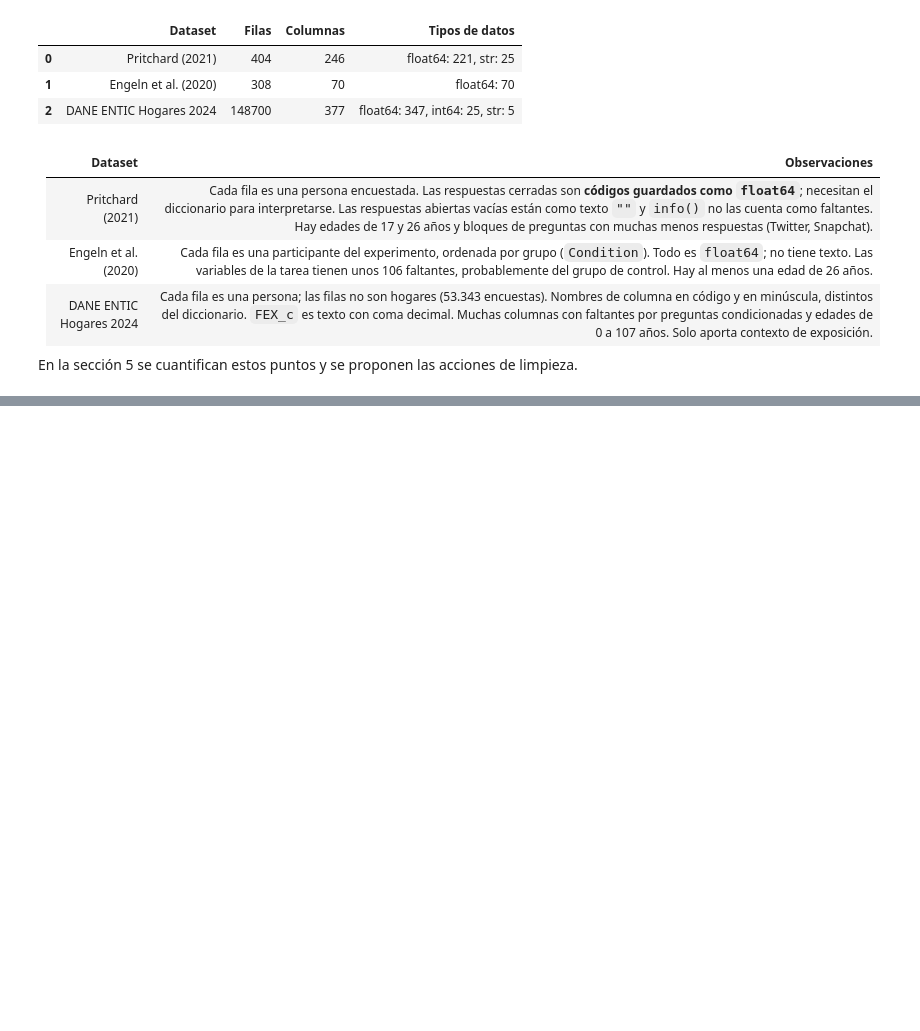
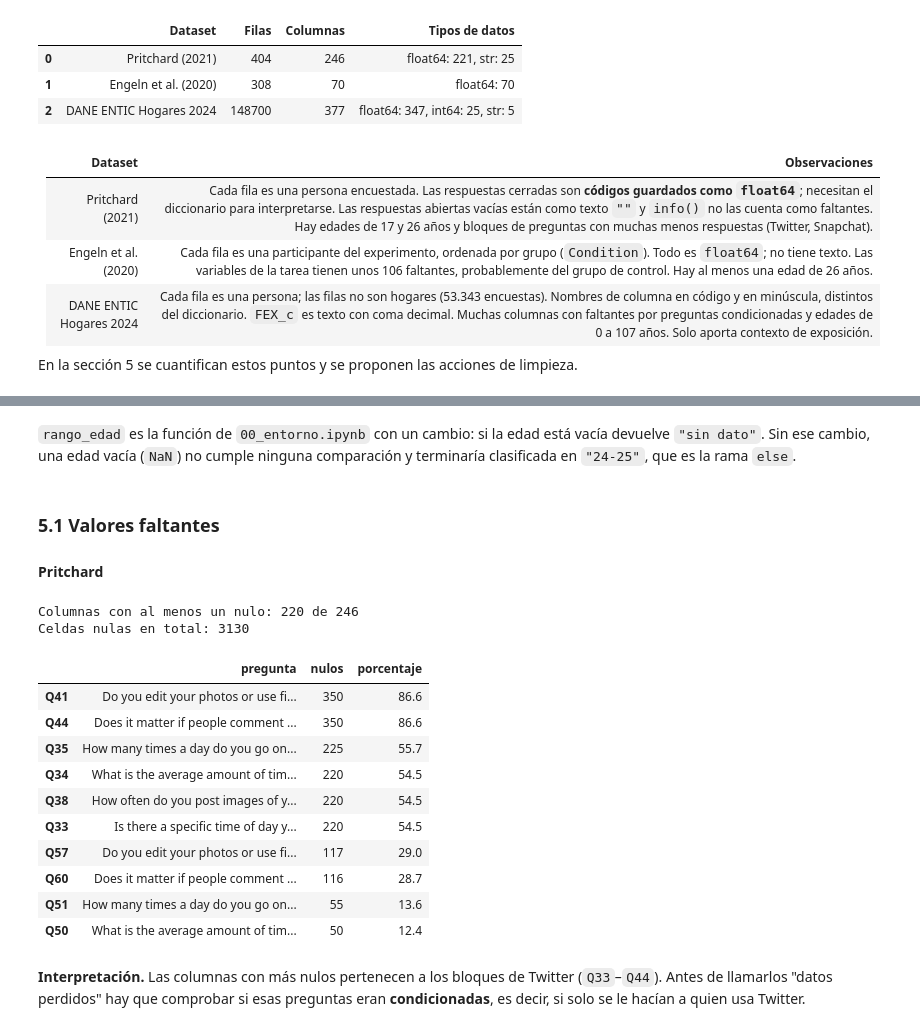
Before and after one commit to MMBEGAMBRE/percepcion-belleza-redes, a Jupyter notebook: notebooks/diagnostico_calidad.ipynb, the cells around one changed output, grey strips where cells are left out. Saved outputs shown, nothing was run; the diff lists cells and outputs as text; code cells hidden in the pictures; blank space fills up the shorter version.

```diff
--- a/notebooks/diagnostico_calidad.ipynb
+++ b/notebooks/diagnostico_calidad.ipynb
@@ -654,0 +701,27 @@ En la sección 5 se cuantifican estos puntos y se proponen las acciones de limpi
+# %% [markdown]
+`rango_edad` es la función de `00_entorno.ipynb` con un cambio: si la edad está vacía devuelve `"sin dato"`. Sin ese cambio, una edad vacía (`NaN`) no cumple ninguna comparación y terminaría clasificada en `"24-25"`, que es la rama `else`.
+# %% [markdown]
+### 5.1 Valores faltantes
+
+#### Pritchard
+# %%
+nulos_pritchard = resumen_nulos(df_pritchard, meta_pritchard)
+print("Columnas con al menos un nulo:", len(nulos_pritchard), "de", df_pritchard.shape[1])
+print("Celdas nulas en total:", int(nulos_pritchard["nulos"].sum()))
+nulos_pritchard.head(10)
+# %% [output]
+Columnas con al menos un nulo: 220 de 246
+Celdas nulas en total: 3130
+|  | pregunta | nulos | porcentaje |
+| Q41 | Do you edit your photos or use fi... | 350 | 86.6 |
+| Q44 | Does it matter if people comment ... | 350 | 86.6 |
+| Q35 | How many times a day do you go on... | 225 | 55.7 |
+| Q34 | What is the average amount of tim... | 220 | 54.5 |
+| Q38 | How often do you post images of y... | 220 | 54.5 |
+| Q33 | Is there a specific time of day y... | 220 | 54.5 |
+| Q57 | Do you edit your photos or use fi... | 117 | 29.0 |
+| Q60 | Does it matter if people comment ... | 116 | 28.7 |
+| Q51 | How many times a day do you go on... | 55 | 13.6 |
+| Q50 | What is the average amount of tim... | 50 | 12.4 |
+# %% [markdown]
+**Interpretación.** Las columnas con más nulos pertenecen a los bloques de Twitter (`Q33`–`Q44`). Antes de llamarlos "datos perdidos" hay que comprobar si esas preguntas eran **condicionadas**, es decir, si solo se le hacían a quien usa Twitter.
```
Also changed, not shown: parts of 52 cells of this notebook, 1 other file.
